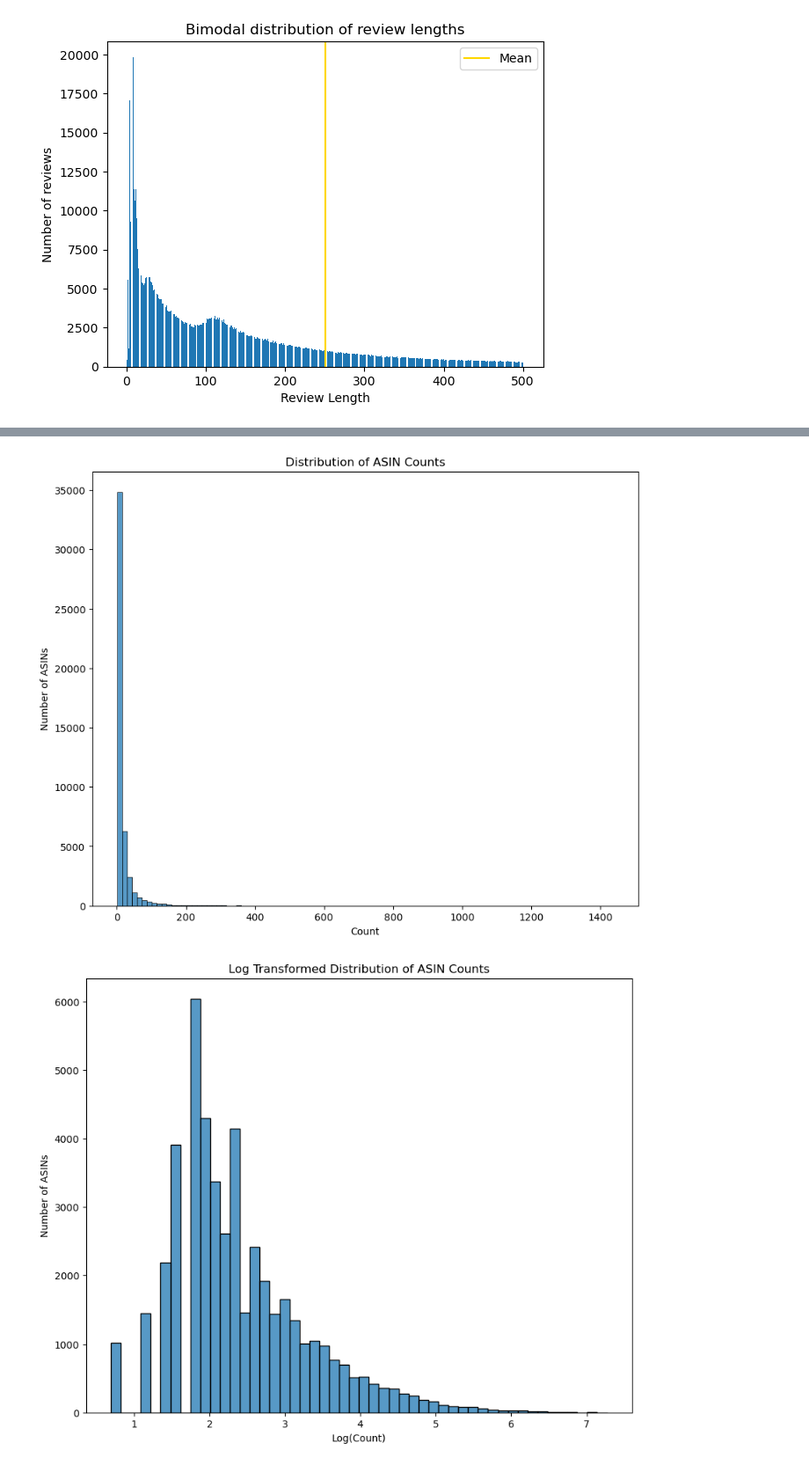
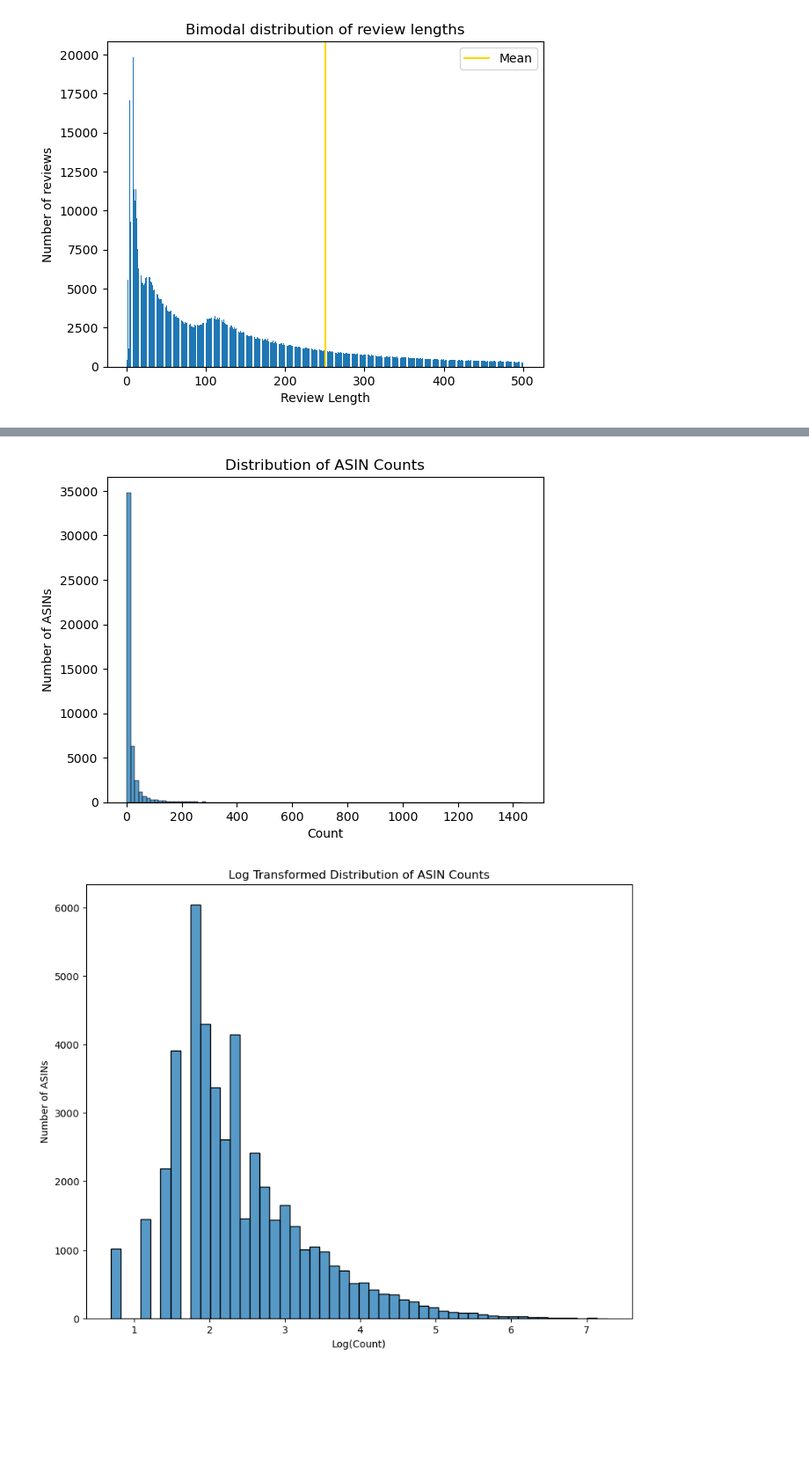
Before and after one commit to 0smee/nlp-capstone, a Jupyter notebook: notebooks/02-newEDA.ipynb, the cells around one changed output, grey strips where cells are left out. Shown: that part at 88% size. Cells and saved outputs as stored; diff of their text form; code cells hidden in the pictures; blank space fills up the shorter version.

```diff
--- a/notebooks/02-newEDA.ipynb
+++ b/notebooks/02-newEDA.ipynb
@@ -124,5 +161,5 @@ def extract(dataframe):
 # %%
-new_df = extract(df)
+new_df = simplifyReviews(df)
 # %% [output]
 <class 'pandas.core.frame.DataFrame'>
 Index: 987324 entries, 0 to 1128436
@@ -231,12 +305,12 @@ plt.show()
 # %%
-plt.figure(figsize=(10, 8))
+plt.figure()
 sns.histplot(y_d, bins=100)  # Adjust the number of bins as needed
 plt.xlabel('Count')
 plt.ylabel('Number of ASINs')
 plt.title('Distribution of ASIN Counts')
 plt.show()
 # %% [output]
-[figure, old version]
+[figure, new version]
 # %%
 import numpy as np
 
```
Also changed, not shown: parts of 32 cells of this notebook, 6 other files.
